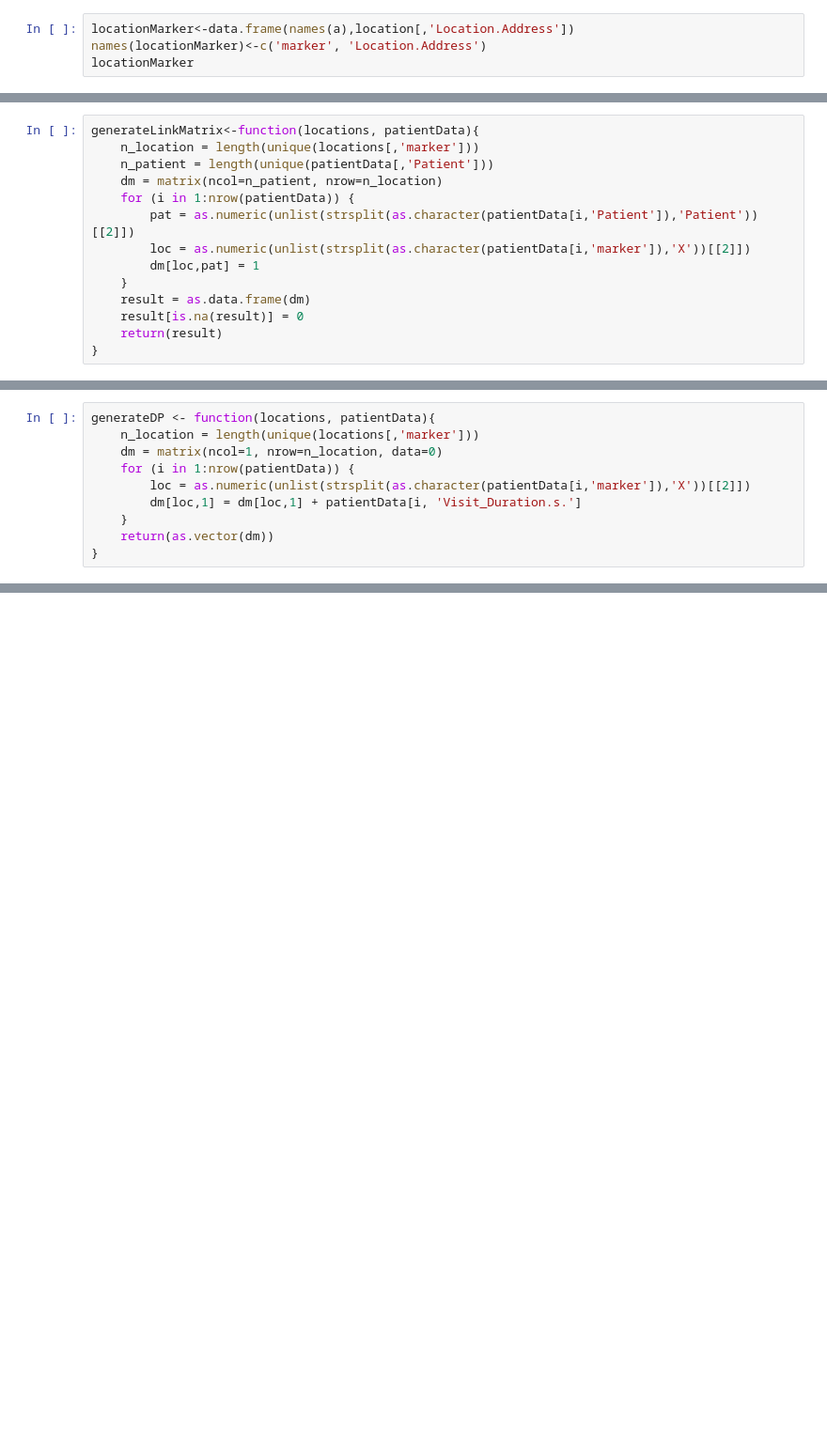
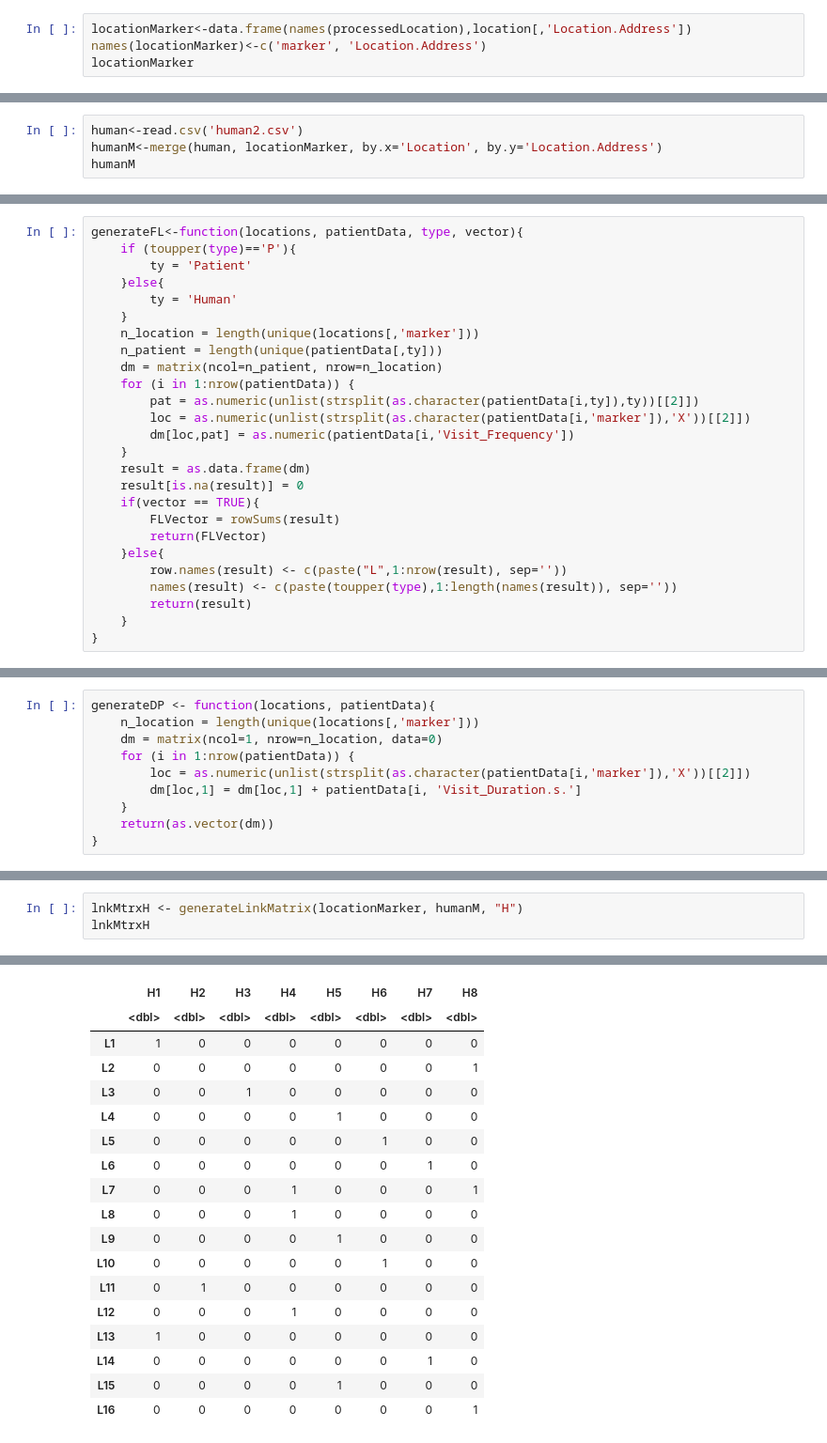
Before and after one commit to ludwigHoon/BPTNW, a Jupyter notebook: Bipartite Network Modelling for Measles Hotspot Detection.ipynb, the cells around one changed output, grey strips where cells are left out. Shown at 94% size. Drawn from its saved outputs; the diff is of its cells as text; blank space fills up the shorter version.

```diff
--- a/Bipartite Network Modelling for Measles Hotspot Detection.ipynb
+++ b/Bipartite Network Modelling for Measles Hotspot Detection.ipynb
@@ -74,7 +74,7 @@ A data.frame: 16 × 16
 | 11615.107 | 11306.903 | 3724.752 | 2920.1996 | 15138.2808 | 20249.5222 | 19566.5305 | 16479.857 | 3739.5942 | 13110.6386 | 9624.619 | 1620.345 | ... |
 | 7353.746 | 3536.491 | 15950.556 | 11838.5637 | 520.4173 | 6085.4811 | 5331.1145 | 1847.721 | 11060.7174 | 1849.6242 | 5122.251 | 14371.770 | ... |
 # %%
-locationMarker<-data.frame(names(a),location[,'Location.Address'])
+locationMarker<-data.frame(names(processedLocation),location[,'Location.Address'])
 names(locationMarker)<-c('marker', 'Location.Address')
 locationMarker
 # %% [output]
@@ -125,0 +128,4 @@ A data.frame: 5 × 5
+# %%
+human<-read.csv('human2.csv')
+humanM<-merge(human, locationMarker, by.x='Location', by.y='Location.Address')
+humanM
@@ -130,14 +209,26 @@ $ LinkMatrix_{BMC network} (X_iH_j) = \{1,  \textrm{if }H_j\textrm{ visited }X_i
 # %%
-generateLinkMatrix<-function(locations, patientData){
+generateFL<-function(locations, patientData, type, vector){
+    if (toupper(type)=='P'){
+        ty = 'Patient'
+    }else{
+        ty = 'Human'
+    }
     n_location = length(unique(locations[,'marker']))
-    n_patient = length(unique(patientData[,'Patient']))
+    n_patient = length(unique(patientData[,ty]))
     dm = matrix(ncol=n_patient, nrow=n_location)
     for (i in 1:nrow(patientData)) {
-        pat = as.numeric(unlist(strsplit(as.character(patientData[i,'Patient']),'Patient'))[[2]])
+        pat = as.numeric(unlist(strsplit(as.character(patientData[i,ty]),ty))[[2]])
         loc = as.numeric(unlist(strsplit(as.character(patientData[i,'marker']),'X'))[[2]])
-        dm[loc,pat] = 1
+        dm[loc,pat] = as.numeric(patientData[i,'Visit_Frequency'])
     }
     result = as.data.frame(dm)
     result[is.na(result)] = 0
-    return(result)
+    if(vector == TRUE){
+        FLVector = rowSums(result)
+        return(FLVector)
+    }else{
+        row.names(result) <- c(paste("L",1:nrow(result), sep=''))
+        names(result) <- c(paste(toupper(type),1:length(names(result)), sep=''))
+        return(result)
+    }
 }
@@ -216,0 +339,4 @@ generateFH()
+# %%
+lnkMtrxH <- generateLinkMatrix(locationMarker, humanM, "H")
+lnkMtrxH
+# %% [output]
@@ -216,0 +344,18 @@ generateFH()
+|  | H1 | H2 | H3 | H4 | H5 | H6 | H7 | H8 |
+|  | <dbl> | <dbl> | <dbl> | <dbl> | <dbl> | <dbl> | <dbl> | <dbl> |
+| L1 | 1 | 0 | 0 | 0 | 0 | 0 | 0 | 0 |
+| L2 | 0 | 0 | 0 | 0 | 0 | 0 | 0 | 1 |
+| L3 | 0 | 0 | 1 | 0 | 0 | 0 | 0 | 0 |
+| L4 | 0 | 0 | 0 | 0 | 1 | 0 | 0 | 0 |
+| L5 | 0 | 0 | 0 | 0 | 0 | 1 | 0 | 0 |
+| L6 | 0 | 0 | 0 | 0 | 0 | 0 | 1 | 0 |
+| L7 | 0 | 0 | 0 | 1 | 0 | 0 | 0 | 1 |
+| L8 | 0 | 0 | 0 | 1 | 0 | 0 | 0 | 0 |
+| L9 | 0 | 0 | 0 | 0 | 1 | 0 | 0 | 0 |
+| L10 | 0 | 0 | 0 | 0 | 0 | 1 | 0 | 0 |
+| L11 | 0 | 1 | 0 | 0 | 0 | 0 | 0 | 0 |
+| L12 | 0 | 0 | 0 | 1 | 0 | 0 | 0 | 0 |
+| L13 | 1 | 0 | 0 | 0 | 0 | 0 | 0 | 0 |
+| L14 | 0 | 0 | 0 | 0 | 0 | 0 | 1 | 0 |
+| L15 | 0 | 0 | 0 | 0 | 1 | 0 | 0 | 0 |
+| L16 | 0 | 0 | 0 | 0 | 0 | 0 | 0 | 1 |
```
Also changed, not shown: parts of 38 cells of this notebook, 1 other file.
